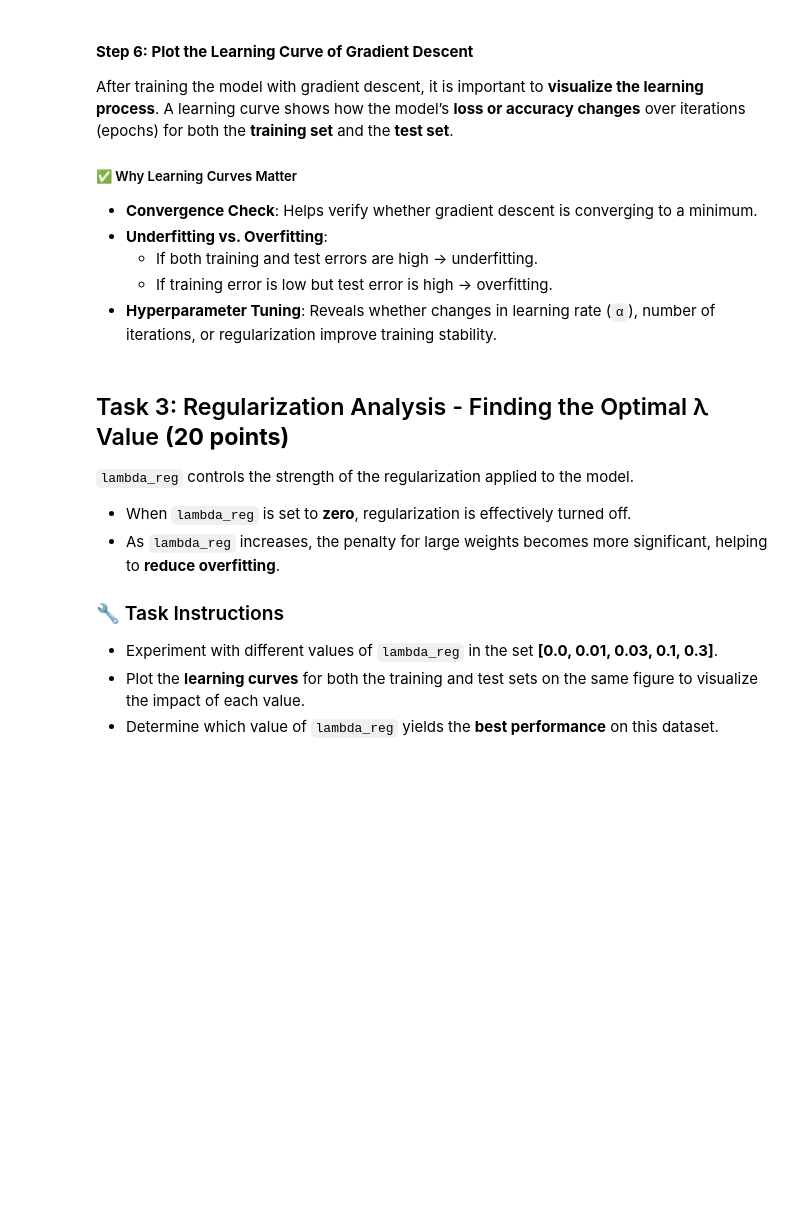
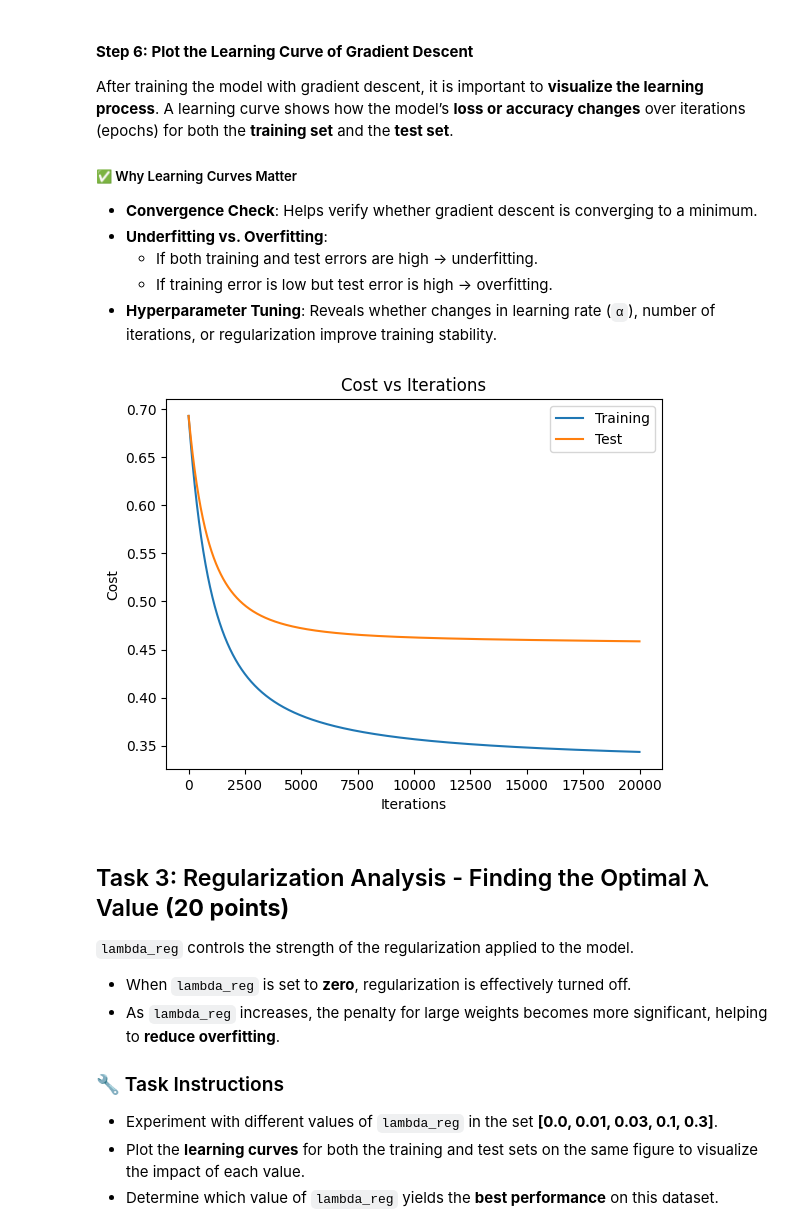
Before and after one commit to gabbymp3/stat362, a Jupyter notebook: student/homeworks/Assignment 1/HW1_binary.ipynb, the cells around one changed output. Drawn from its saved outputs; the diff is of its cells as text; code cells hidden in the pictures; blank space fills up the shorter version.

```diff
--- a/student/homeworks/Assignment 1/HW1_binary.ipynb
+++ b/student/homeworks/Assignment 1/HW1_binary.ipynb
@@ -382,6 +484,14 @@ To ensure reproducibility, we specify `random_state=42` when performing the spli
 
 - Use `fit_transform()` **only on the training set** so the scaler does not "see" information from the test set (**avoiding data leakage**).
 - Apply the fitted scaler to the **test set** using `transform()`.
+# %%
+# split data
+X_train, X_test, y_train, y_test = train_test_split(X, y, test_size=0.2, random_state=42)
+
+# feature scaling
+scaler = StandardScaler()
+X_train_scaled = scaler.fit_transform(X_train)
+X_test_scaled = scaler.transform(X_test)
 # %% [markdown]
 #### **Step 4: Categorical Variable Encoding**
 
@@ -417,3 +527,13 @@ Here:
 - `pd.get_dummies()` automatically creates binary (0/1) columns for each category.
 
 - `drop_first=True` avoids multicollinearity by dropping one category from each variable as the reference group.
+# %%
+X_train_scaled_df = pd.DataFrame(X_train_scaled, columns=X_train.columns)
+X_test_scaled_df = pd.DataFrame(X_test_scaled, columns=X_test.columns)
+
+X_train_scaled_encoded = pd.get_dummies(X_train_scaled_df, columns=['cp', 'thal', 'slope'], drop_first=True).astype(float)
+X_test_scaled_encoded = pd.get_dummies(X_test_scaled_df, columns=['cp', 'thal', 'slope'], drop_first=True).astype(float)
+
+X_test_scaled_encoded = X_test_scaled_encoded.reindex(columns=X_train_scaled_encoded.columns)
+
+X_train_scaled_encoded.head()
@@ -440,3 +567,18 @@ With the training and test sets prepared, the next step is to **train the model*
 - Set a regularization strength (`lambda_reg`).
 
 As long as the model **converges stably**, your hyperparameters are acceptable.
+# %%
+alpha = 0.001
+num_iters = 20000
+lambda_reg = 0.01
+
+X_train_array = np.nan_to_num(X_train_scaled_encoded.values, nan=0.0)
+X_test_array = np.nan_to_num(X_test_scaled_encoded.values, nan=0.0)
+
+y_train_array = y_train.values.astype(float).ravel()
+y_test_array = y_test.values.astype(float).ravel()
+
+# initialize weights: number of features + bias
+w_in = np.zeros(X_train_scaled_encoded.shape[1] + 1, dtype=float)
+
+w, J_history, test_J_history = gradient_descent_logistic_ridge(X_train_array, y_train_array, X_test_array, y_test_array, w_in, alpha, num_iters, lambda_reg)
@@ -452,6 +615,17 @@ After training the model with gradient descent, it is important to **visualize t
   - If both training and test errors are high → underfitting.
   - If training error is low but test error is high → overfitting.
 - **Hyperparameter Tuning**: Reveals whether changes in learning rate (`α`), number of iterations, or regularization improve training stability.
+# %%
+# plot learning curve
+plt.plot(J_history, label='Training')
+plt.plot(test_J_history, label='Test')
+plt.xlabel('Iterations')
+plt.ylabel('Cost')
+plt.title('Cost vs Iterations')
+plt.legend()
+plt.show()
+# %% [output]
+[figure, added]
 # %% [markdown]
 ## Task 3: Regularization Analysis - Finding the Optimal λ Value **(20 points)**
 
```
Also changed, not shown: parts of 7 cells of this notebook.
